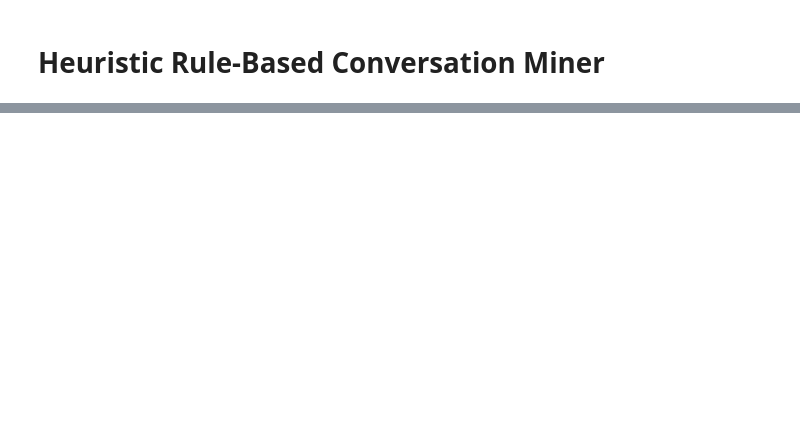
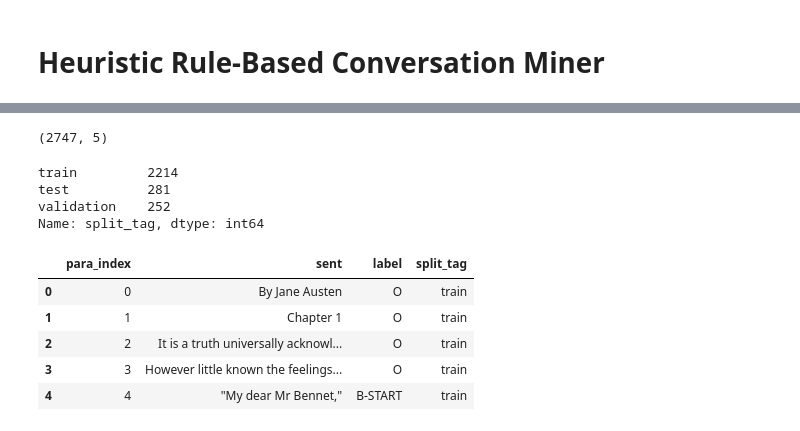
Before and after one commit to longwind48/convo-miner, a Jupyter notebook: fiction_convo_miner/heuristic/heuristic_rb.ipynb, the cells around one changed output, grey strips where cells are left out. Cells and saved outputs as stored; diff of their text form; code cells hidden in the pictures; blank space fills up the shorter version.

```diff
--- a/fiction_convo_miner/heuristic/heuristic_rb.ipynb
+++ b/fiction_convo_miner/heuristic/heuristic_rb.ipynb
@@ -121,0 +179,2 @@ df_final.loc[50:150]
+# %%
+df_labeled = pd.read_csv('../../data/parsed-n-labeled-data/iob-labeled-sent-final-020519.csv', index_col=[0])
@@ -121,0 +185,23 @@ df_final.loc[50:150]
+# %%
+index_to_exclude = [i for i in range(1,63)]
+df_final = df_final.drop(index_to_exclude, axis=0)
+df_final = df_final.reset_index()
+df_final.shape
+# %% [output]
+(2747, 5)
+# %%
+df_labeled['split_tag'].value_counts()
+# %% [output]
+train         2214
+test          281
+validation    252
+Name: split_tag, dtype: int64
+# %%
+df_labeled.head()
+# %% [output]
+|  | para_index | sent | label | split_tag |
+| 0 | 0 | By Jane Austen | O | train |
+| 1 | 1 | Chapter 1 | O | train |
+| 2 | 2 | It is a truth universally acknowl... | O | train |
+| 3 | 3 | However little known the feelings... | O | train |
+| 4 | 4 | "My dear Mr Bennet," | B-START | train |
```
Also changed, not shown: parts of 23 cells of this notebook, 4 other files.
